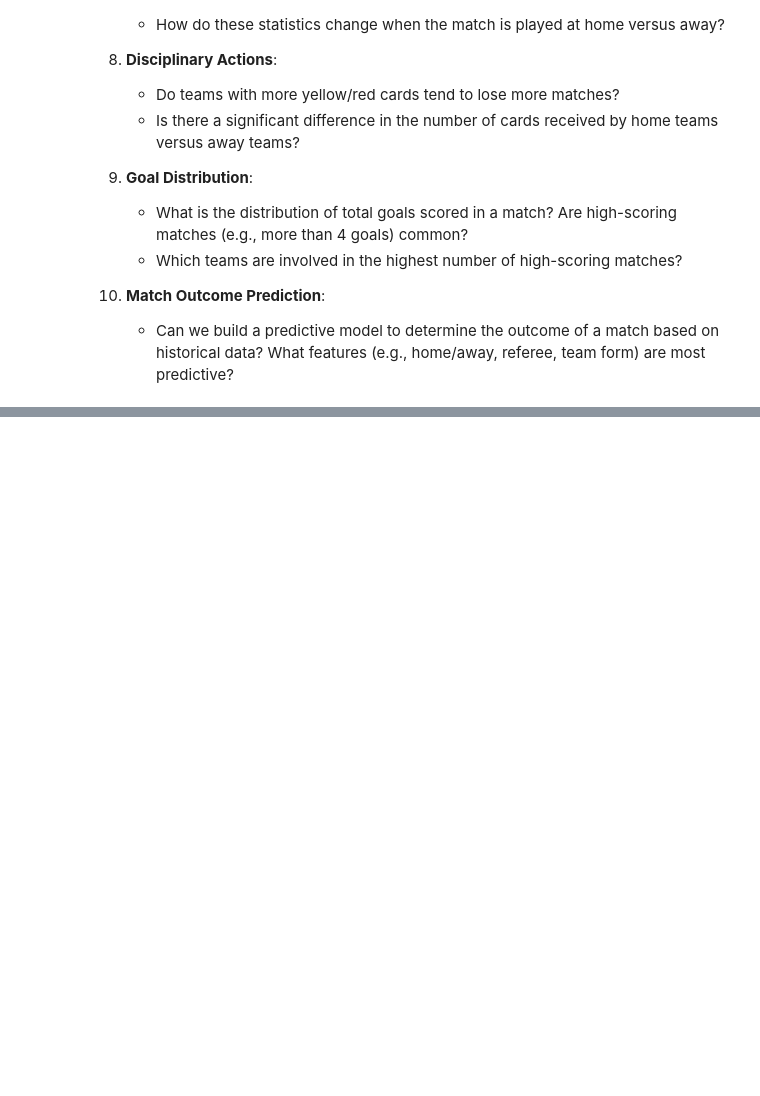
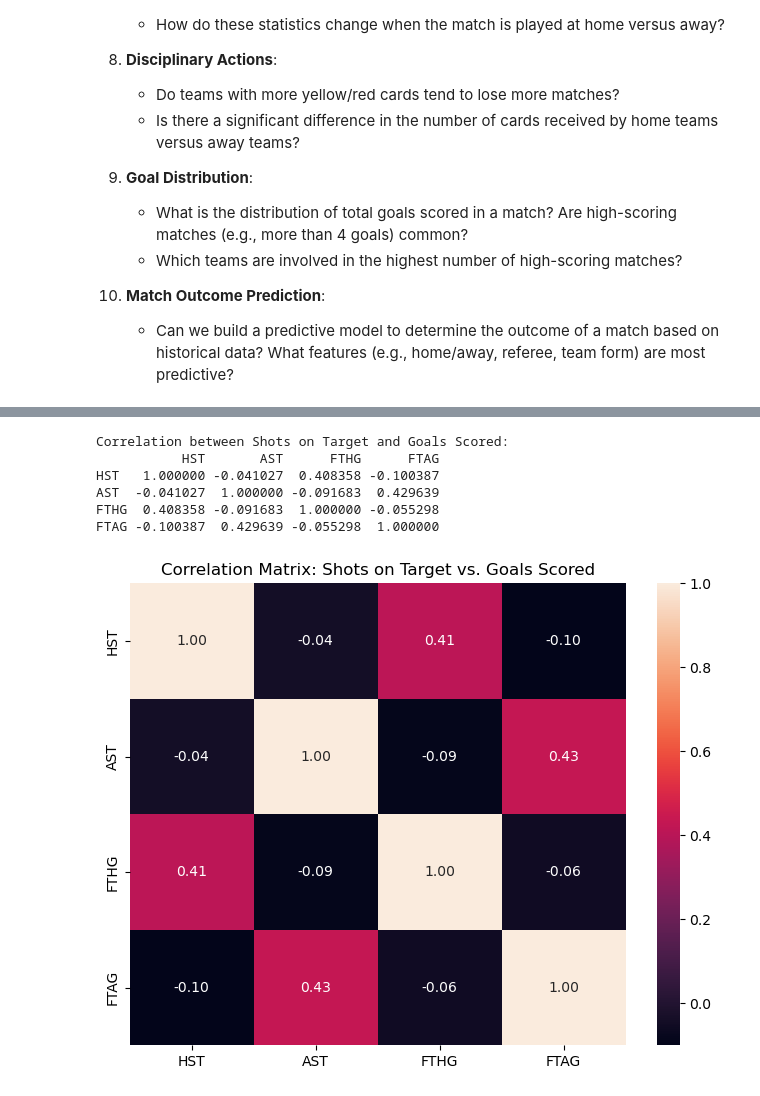
Before and after one commit to kadevirgil/CS4580_EDA, a Jupyter notebook: main.ipynb, the cells around one changed output, grey strips where cells are left out. Saved outputs shown, nothing was run; the diff lists cells and outputs as text; code cells hidden in the pictures; blank space fills up the shorter version.

```diff
--- a/main.ipynb
+++ b/main.ipynb
@@ -481,0 +463,25 @@ Name: count, dtype: int64
+# %%
+# Find a correlatin between shots on target on goals scored in a match
+# Calculate the correlation between shots on target and goals scored
+shots_on_target_correlation = results_data[['HST', 'AST', 'FTHG', 'FTAG']].copy()
+
+# Calculate the correlation matrix
+correlation_matrix = shots_on_target_correlation.corr()
+
+# Display the correlation matrix
+print("Correlation between Shots on Target and Goals Scored:")
+print(correlation_matrix)
+
+# Plot the correlation matrix
+plt.figure(figsize=(8, 6))
+sns.heatmap(correlation_matrix, annot=True, fmt=".2f")
+plt.title('Correlation Matrix: Shots on Target vs. Goals Scored')
+plt.show()
+# %% [output]
+Correlation between Shots on Target and Goals Scored:
+           HST       AST      FTHG      FTAG
+HST   1.000000 -0.041027  0.408358 -0.100387
+AST  -0.041027  1.000000 -0.091683  0.429639
+FTHG  0.408358 -0.091683  1.000000 -0.055298
+FTAG -0.100387  0.429639 -0.055298  1.000000
+[figure, added]
```
Also changed, not shown: parts of 13 cells of this notebook, 1 other file.
